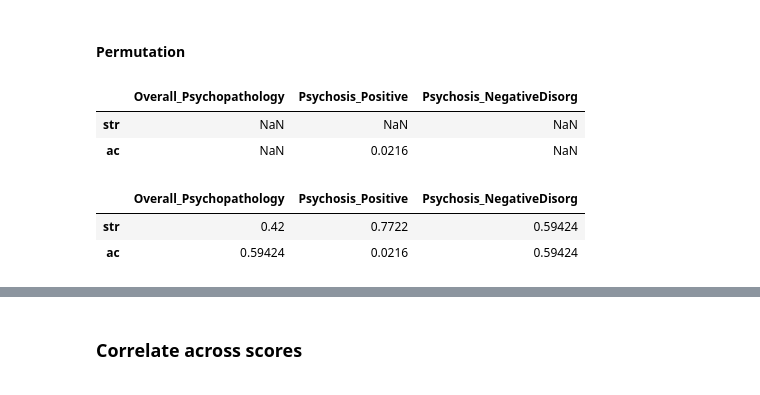
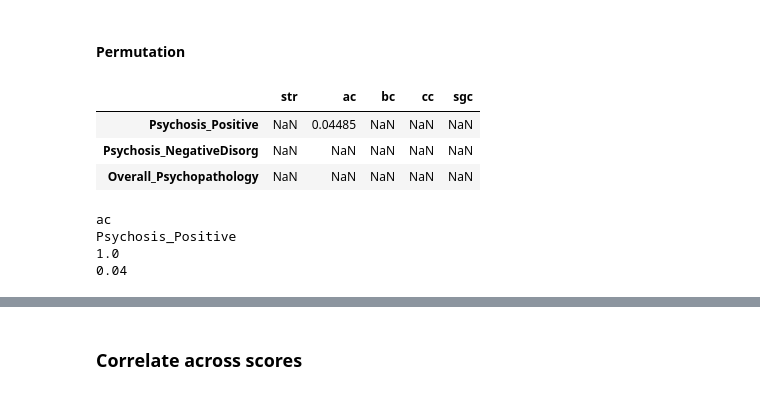
Before and after one commit to lindenmp/neurodev_cs_predictive, a Jupyter notebook: 1_code/7_results_model_performance.ipynb, the cells around one changed output, grey strips where cells are left out. Saved outputs shown, nothing was run; the diff lists cells and outputs as text; code cells hidden in the pictures.

```diff
--- a/1_code/7_results_model_performance.ipynb
+++ b/1_code/7_results_model_performance.ipynb
@@ -85,6 +98,6 @@ score = scores[1]; print(score)
 # %% [output]
 rmse
 # %%
-predictiondir = os.path.join(os.environ['PIPELINEDIR'], '3_prediction', 'out', outfile_prefix)
+predictiondir = os.path.join(os.environ['PIPELINEDIR'], '3_prediction_rnr', 'out', outfile_prefix)
 predictiondir
 # %% [output]
@@ -94,18 +113,20 @@ predictiondir
 # %%
-indir = predictiondir + 'predict_symptoms_rcv_nuis'
+indir = predictiondir + 'predict_symptoms_rcv_nuis'+extra_str
 print(indir)
 
 accuracy_mean_nuis = np.zeros((100, len(algs), len(metrics), len(phenos)))
 accuracy_std_nuis = np.zeros((100, len(algs), len(metrics), len(phenos)))
-y_pred_var = np.zeros((100, len(algs), len(metrics), len(phenos)))
 
 for a, alg in enumerate(algs):
     for m, metric in enumerate(metrics):
+#         if metric == 'ac':
+#             indir = predictiondir + 'predict_symptoms_rcv_nuis_ac_i2'
+#         else:
+#             indir = predictiondir + 'predict_symptoms_rcv_nuis'
+
         for p, pheno in enumerate(phenos):
-            accuracy_mean_nuis[:,a,m,p] = np.loadtxt(os.path.join(indir, alg + '_' + score + '_' + metric + '_' + pheno, 'accuracy_mean.txt'))
-            accuracy_std_nuis[:,a,m,p] = np.loadtxt(os.path.join(indir, alg + '_' + score + '_' + metric + '_' + pheno, 'accuracy_std.txt'))
-            y_pred_out_repeats = np.loadtxt(os.path.join(indir, alg + '_' + score + '_' + metric + '_' + pheno, 'y_pred_out_repeats.txt'))
-            y_pred_var[:,a,m,p] = y_pred_out_repeats.var(axis = 0)
+            accuracy_mean_nuis[:,a,m,p] = np.loadtxt(os.path.join(indir, alg + '_' + score + '_' + metric + '_' + pheno, 'accuracy_mean'+extra_str1+'.txt'))
+            accuracy_std_nuis[:,a,m,p] = np.loadtxt(os.path.join(indir, alg + '_' + score + '_' + metric + '_' + pheno, 'accuracy_std'+extra_str1+'.txt'))
 
 if score == 'rmse' or score == 'mae':
     accuracy_mean_nuis = np.abs(accuracy_mean_nuis)
@@ -118,7 +139,7 @@ print(accuracy_mean_nuis.shape)
 # %% [markdown]
 ### Load stratified cross-val (with nuis)
 # %%
-indir = predictiondir + 'predict_symptoms_scv_nuis'
+indir = predictiondir + 'predict_symptoms_scv_nuis'+extra_str
 print(indir)
 
 scv_accuracy_mean_nuis = np.zeros((len(algs), len(metrics), len(phenos)))
@@ -127,8 +148,8 @@ scv_accuracy_std_nuis = np.zeros((len(algs), len(metrics), len(phenos)))
 for a, alg in enumerate(algs):
     for m, metric in enumerate(metrics):
         for p, pheno in enumerate(phenos):
-            scv_accuracy_mean_nuis[a,m,p] = np.loadtxt(os.path.join(indir, alg + '_' + score + '_' + metric + '_' + pheno, 'accuracy_mean_nuis.txt'))
-            scv_accuracy_std_nuis[a,m,p] = np.loadtxt(os.path.join(indir, alg + '_' + score + '_' + metric + '_' + pheno, 'accuracy_std_nuis.txt'))
+            scv_accuracy_mean_nuis[a,m,p] = np.loadtxt(os.path.join(indir, alg + '_' + score + '_' + metric + '_' + pheno, 'accuracy_mean_nuis'+extra_str1+'.txt'))
+            scv_accuracy_std_nuis[a,m,p] = np.loadtxt(os.path.join(indir, alg + '_' + score + '_' + metric + '_' + pheno, 'accuracy_std_nuis'+extra_str1+'.txt'))
 
 if score == 'rmse' or score == 'mae':
     scv_accuracy_mean_nuis = np.abs(scv_accuracy_mean_nuis)
@@ -248,29 +232,35 @@ f.savefig(outfile_prefix+'performance_comparison_'+alg+'.svg', dpi = 300, bbox_i
 # %% [markdown]
 #### Permutation
 # %%
-indir = predictiondir + 'predict_symptoms_scv_nuis'
+indir = predictiondir + 'predict_symptoms_scv_nuis'+extra_str
 
-z_vals = pd.DataFrame(index = metrics, columns = phenos)
-p_vals = pd.DataFrame(index = metrics, columns = phenos)
+stats_permutation = pd.DataFrame(index = phenos, columns = metrics)
 
-for m, metric in enumerate(metrics):
-    for p, pheno in enumerate(phenos):
-        accuracy_mean = np.loadtxt(os.path.join(indir, alg + '_' + score + '_' + metric + '_' + pheno, 'accuracy_mean_nuis.txt'))
-        permuted_acc = np.loadtxt(os.path.join(indir, alg + '_' + score + '_' + metric + '_' + pheno, 'permuted_acc_nuis.txt'))
+for p, pheno in enumerate(phenos):
+    for m, metric in enumerate(metrics):
+        accuracy_mean = np.loadtxt(os.path.join(indir, alg + '_' + score + '_' + metric + '_' + pheno, 'accuracy_mean_nuis'+extra_str1+'.txt'))
+        permuted_acc = np.loadtxt(os.path.join(indir, alg + '_' + score + '_' + metric + '_' + pheno, 'permuted_acc_nuis'+extra_str1+'.txt'))
 
-        p_vals.loc[metric,pheno] = np.sum(permuted_acc >= accuracy_mean) / len(permuted_acc)
+        stats_permutation.loc[pheno,metric] = np.sum(permuted_acc >= accuracy_mean) / len(permuted_acc)
 
 # multiple comparisons
-p_vals = get_fdr_p_df(p_vals, rows = False)
+if parc_str == 'schaefer' and parc_scale == 200:
+    stats_permutation = get_fdr_p_df(stats_permutation, rows = False)
 
-p_vals[p_vals < 0.05]
+stats_permutation[stats_permutation < 0.05]
 # %% [output]
-|  | Overall_Psychopathology | Psychosis_Positive | Psychosis_NegativeDisorg |
-| str | NaN | NaN | NaN |
-| ac | NaN | 0.0216 | NaN |
+|  | str | ac | bc | cc | sgc |
+| Psychosis_Positive | NaN | 0.04485 | NaN | NaN | NaN |
+| Psychosis_NegativeDisorg | NaN | NaN | NaN | NaN | NaN |
+| Overall_Psychopathology | NaN | NaN | NaN | NaN | NaN |
-# %%
-p_vals
-# %% [output]
-|  | Overall_Psychopathology | Psychosis_Positive | Psychosis_NegativeDisorg |
-| str | 0.42 | 0.7722 | 0.59424 |
-| ac | 0.59424 | 0.0216 | 0.59424 |
+# %%
+m=1; print(metrics[m])
+p=0; print(phenos[p])
+
+print(np.round(scv_accuracy_mean_nuis[a,m,p],2))
+print(np.round(stats_permutation.loc[phenos[p],metrics[m]],2))
+# %% [output]
+ac
+Psychosis_Positive
+1.0
+0.04
```
Also changed, not shown: parts of 37 cells of this notebook, 1 other file.
